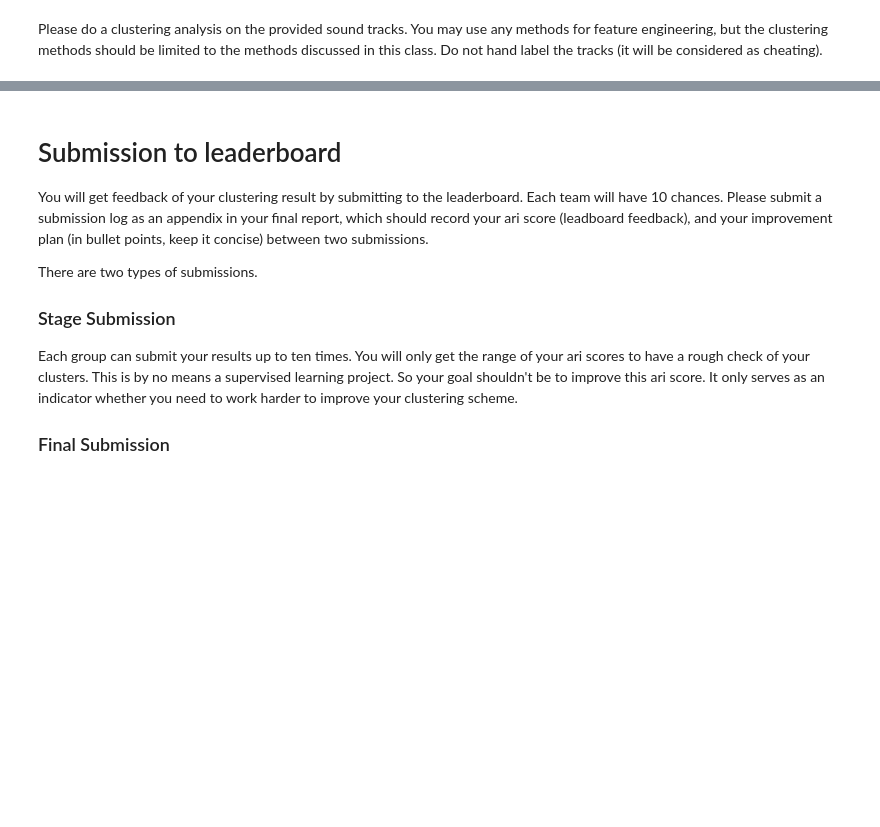
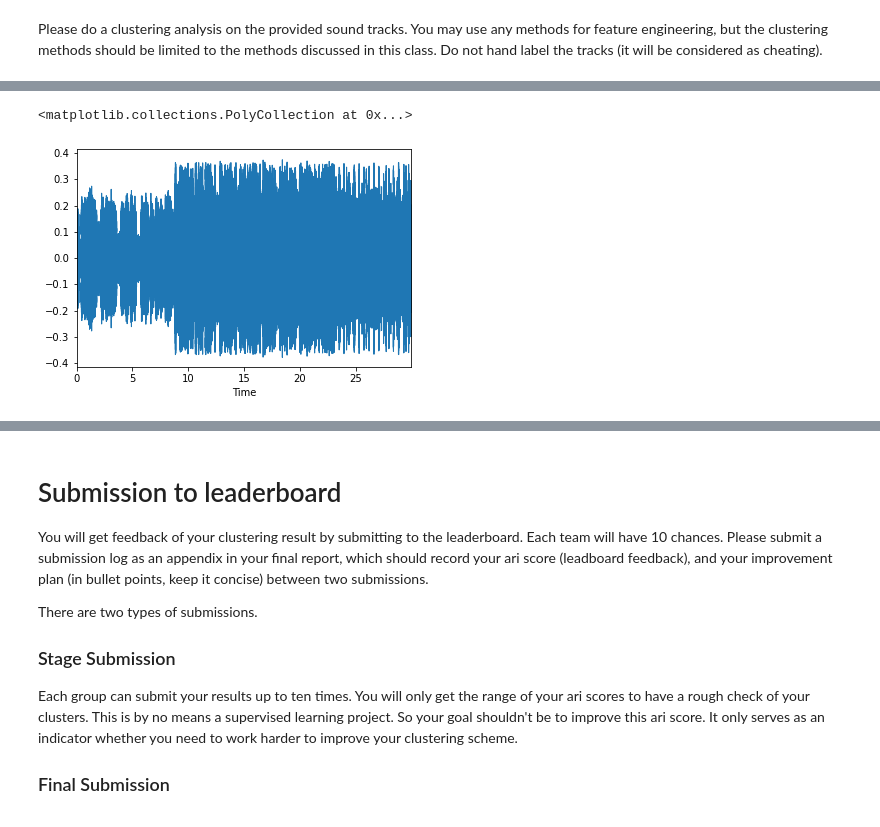
Before and after one commit to dlmao/SignalProcessing, a Jupyter notebook: final_project.ipynb, the cells around one changed output, grey strips where cells are left out. Cells and saved outputs as stored; diff of their text form; code cells hidden in the pictures; blank space fills up the shorter version.

Commit message:
add read data

```diff
--- a/final_project.ipynb
+++ b/final_project.ipynb
@@ -9,2 +17,12 @@
 # %% [markdown]
 Please do a clustering analysis on the provided sound tracks. You may use any methods for feature engineering, but the clustering methods should be limited to the methods discussed in this class. Do not hand label the tracks (it will be considered as cheating).
+# %%
+file_list = os.listdir(os.getcwd()+'/data')
+
+audio_list = []
+sr_list = []
+
+for file in file_list:
+    y, sr = librosa.load(os.path.join(os.getcwd()+'/data/'+file))
+    audio_list.append(y)
+    sr_list.append(sr)
@@ -10,0 +33,5 @@ Please do a clustering analysis on the provided sound tracks. You may use any me
+# %%
+librosa.display.waveplot(audio_list[10], sr_list[10])
+# %% [output]
+<matplotlib.collections.PolyCollection at 0x...>
+[figure, added]
```
Also changed, not shown: parts of 6 cells of this notebook.
